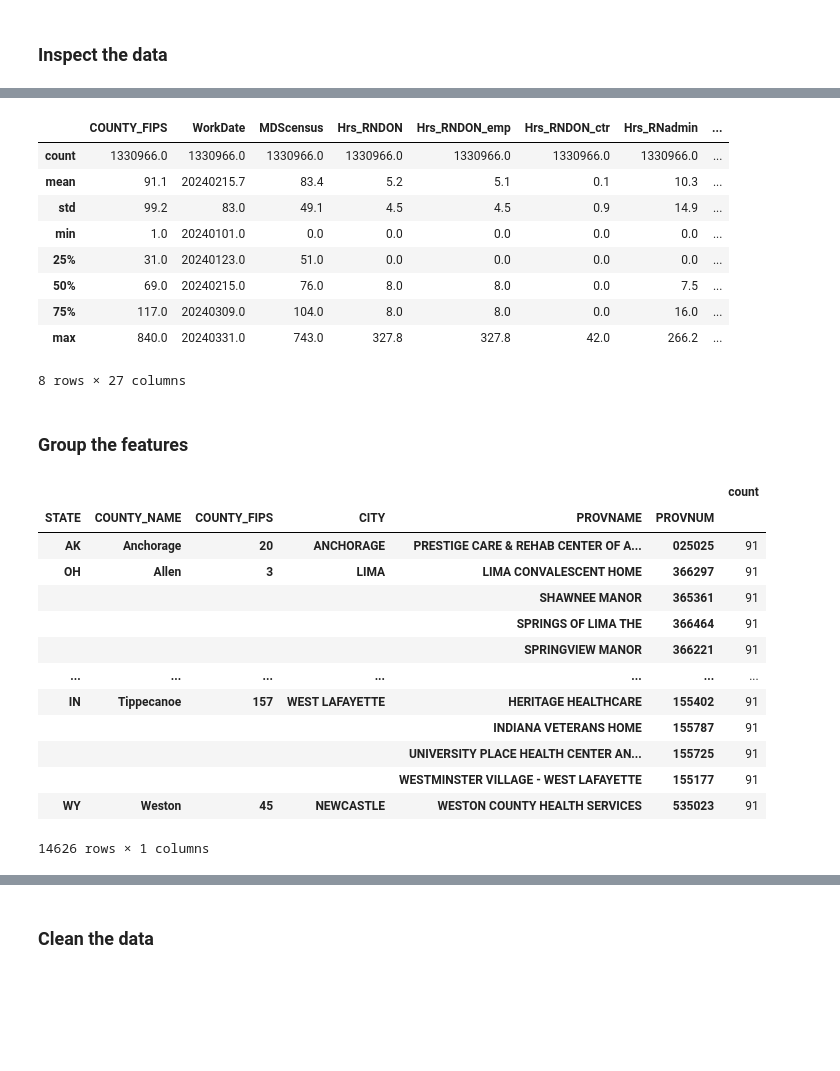
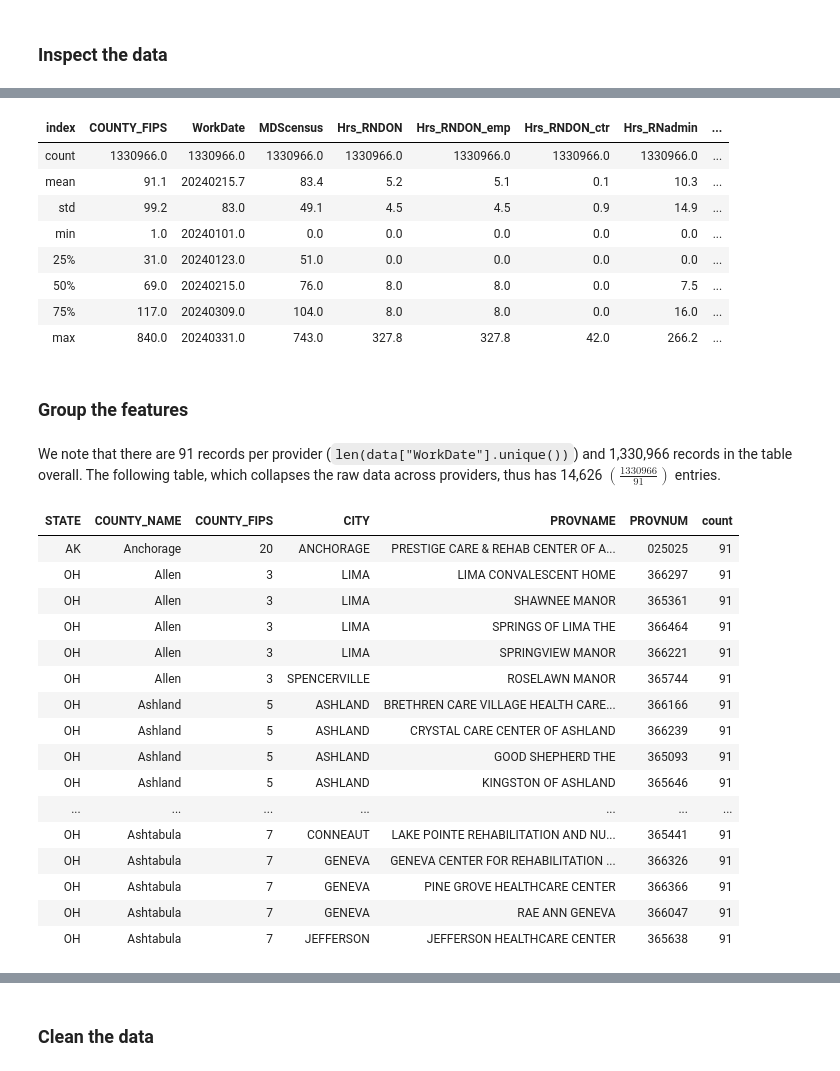
Before and after one commit to bainmatt/clipboard-report, a Jupyter notebook: notebooks/report.ipynb, the cells around one changed output, grey strips where cells are left out. Drawn from its saved outputs; the diff is of its cells as text; code cells hidden in the pictures; blank space fills up the shorter version.

```diff
--- a/notebooks/report.ipynb
+++ b/notebooks/report.ipynb
@@ -101,10 +103,11 @@ dtypes: float64(24), int64(3), object(6)
 # %%
 #| include: true
 
-data.describe().round(1)
-# display(Markdown(data.describe().to_markdown()))
+df = data.describe().round(1)
+# display(Markdown(df.to_markdown()))
+GT(df.reset_index())
 # %% [output]
-|  | COUNTY_FIPS | WorkDate | MDScensus | Hrs_RNDON | Hrs_RNDON_emp | Hrs_RNDON_ctr | Hrs_RNadmin | ... |
+| index | COUNTY_FIPS | WorkDate | MDScensus | Hrs_RNDON | Hrs_RNDON_emp | Hrs_RNDON_ctr | Hrs_RNadmin | ... |
 | count | 1330966.0 | 1330966.0 | 1330966.0 | 1330966.0 | 1330966.0 | 1330966.0 | 1330966.0 | ... |
 | mean | 91.1 | 20240215.7 | 83.4 | 5.2 | 5.1 | 0.1 | 10.3 | ... |
 | std | 99.2 | 83.0 | 49.1 | 4.5 | 4.5 | 0.9 | 14.9 | ... |
@@ -113,32 +116,38 @@ data.describe().round(1)
 | 50% | 69.0 | 20240215.0 | 76.0 | 8.0 | 8.0 | 0.0 | 7.5 | ... |
 | 75% | 117.0 | 20240309.0 | 104.0 | 8.0 | 8.0 | 0.0 | 16.0 | ... |
 | max | 840.0 | 20240331.0 | 743.0 | 327.8 | 327.8 | 42.0 | 266.2 | ... |
-8 rows × 27 columns
 # %% [markdown]
 ### Group the features
+# %% [markdown]
+We note that there are 91 records per provider (`len(data["WorkDate"].unique())`) and 1,330,966 records in the table overall. The following table, which collapses the raw data across providers, thus has 14,626 $\left( \frac{1330966}{91} \right)$ entries.
 # %%
+#| include: true
+
 df = data.loc[:, [
     "STATE",
     "COUNTY_NAME", "COUNTY_FIPS",
     "CITY",
     "PROVNAME", "PROVNUM",
     # "MDScensus"
 ]].value_counts()
-df.to_frame()
-# GT(df.reset_index().head(n=5))
+# df.to_frame()
+GT(df.reset_index().head(n=20))
 # %% [output]
-|  |  |  |  |  |  | count |
-| STATE | COUNTY_NAME | COUNTY_FIPS | CITY | PROVNAME | PROVNUM |  |
+| STATE | COUNTY_NAME | COUNTY_FIPS | CITY | PROVNAME | PROVNUM | count |
 | AK | Anchorage | 20 | ANCHORAGE | PRESTIGE CARE & REHAB CENTER OF A... | 025025 | 91 |
 | OH | Allen | 3 | LIMA | LIMA CONVALESCENT HOME | 366297 | 91 |
-|  |  |  |  | SHAWNEE MANOR | 365361 | 91 |
-|  |  |  |  | SPRINGS OF LIMA THE | 366464 | 91 |
-|  |  |  |  | SPRINGVIEW MANOR | 366221 | 91 |
+| OH | Allen | 3 | LIMA | SHAWNEE MANOR | 365361 | 91 |
+| OH | Allen | 3 | LIMA | SPRINGS OF LIMA THE | 366464 | 91 |
+| OH | Allen | 3 | LIMA | SPRINGVIEW MANOR | 366221 | 91 |
+| OH | Allen | 3 | SPENCERVILLE | ROSELAWN MANOR | 365744 | 91 |
+| OH | Ashland | 5 | ASHLAND | BRETHREN CARE VILLAGE HEALTH CARE... | 366166 | 91 |
+| OH | Ashland | 5 | ASHLAND | CRYSTAL CARE CENTER OF ASHLAND | 366239 | 91 |
+| OH | Ashland | 5 | ASHLAND | GOOD SHEPHERD THE | 365093 | 91 |
+| OH | Ashland | 5 | ASHLAND | KINGSTON OF ASHLAND | 365646 | 91 |
 | ... | ... | ... | ... | ... | ... | ... |
-| IN | Tippecanoe | 157 | WEST LAFAYETTE | HERITAGE HEALTHCARE | 155402 | 91 |
-|  |  |  |  | INDIANA VETERANS HOME | 155787 | 91 |
-|  |  |  |  | UNIVERSITY PLACE HEALTH CENTER AN... | 155725 | 91 |
-|  |  |  |  | WESTMINSTER VILLAGE - WEST LAFAYETTE | 155177 | 91 |
-| WY | Weston | 45 | NEWCASTLE | WESTON COUNTY HEALTH SERVICES | 535023 | 91 |
+| OH | Ashtabula | 7 | CONNEAUT | LAKE POINTE REHABILITATION AND NU... | 365441 | 91 |
+| OH | Ashtabula | 7 | GENEVA | GENEVA CENTER FOR REHABILITATION ... | 366326 | 91 |
+| OH | Ashtabula | 7 | GENEVA | PINE GROVE HEALTHCARE CENTER | 366366 | 91 |
+| OH | Ashtabula | 7 | GENEVA | RAE ANN GENEVA | 366047 | 91 |
+| OH | Ashtabula | 7 | JEFFERSON | JEFFERSON HEALTHCARE CENTER | 365638 | 91 |
-14626 rows × 1 columns
 # %%
```
Also changed, not shown: parts of 10 cells of this notebook, 3 other files.
